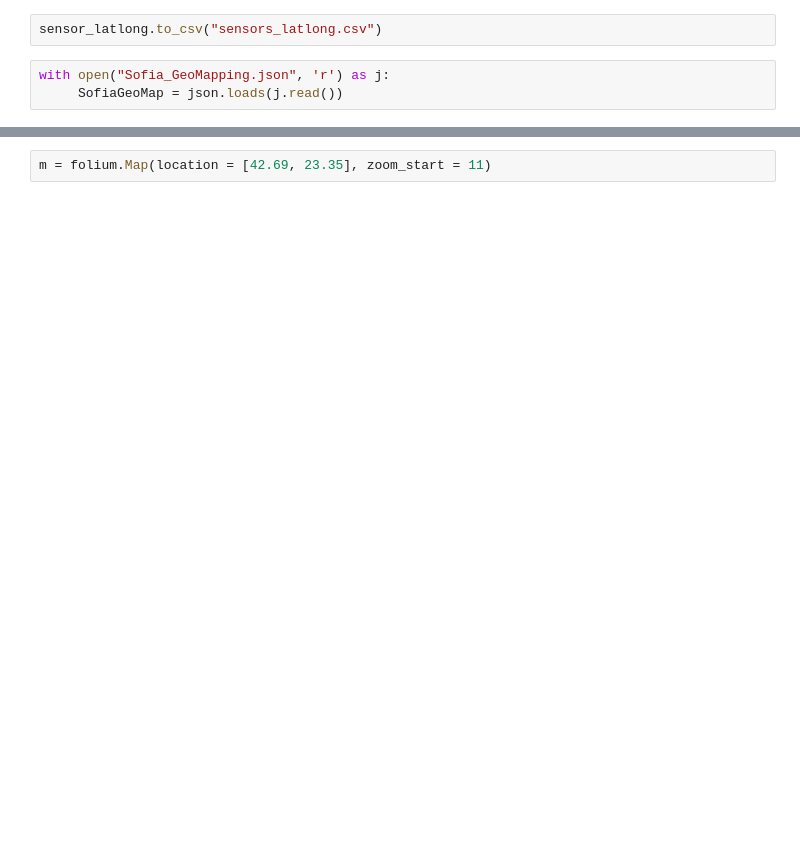
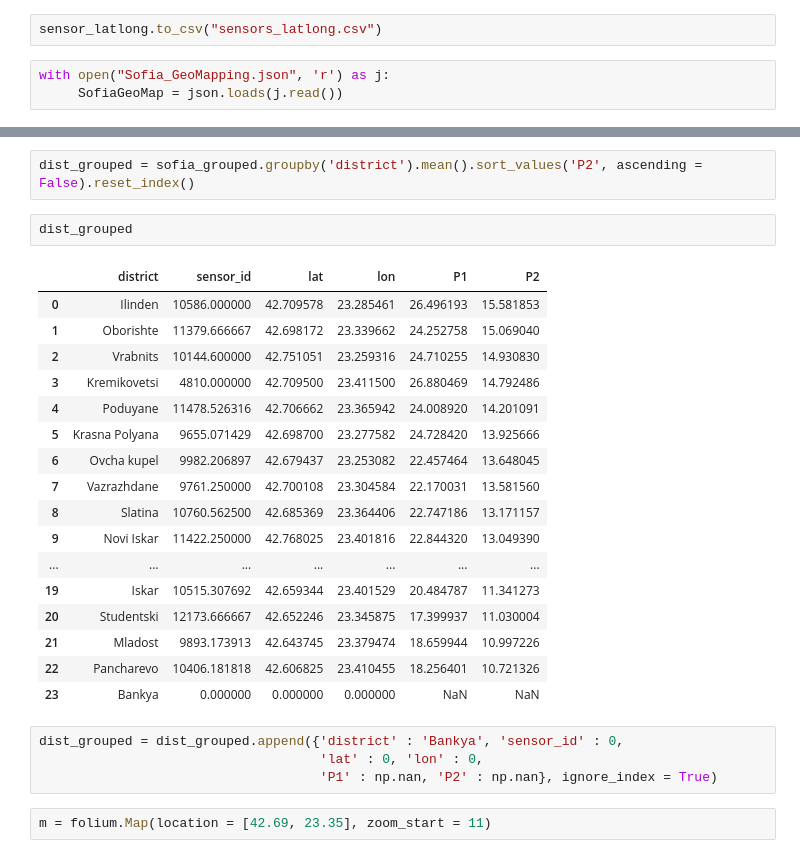
Before and after one commit to Matthew-Hoyle/SofiaAirQuality, a Jupyter notebook: AssignSensorDistricts.ipynb, the cells around one changed output, grey strips where cells are left out. Saved outputs shown, nothing was run; the diff lists cells and outputs as text; blank space fills up the shorter version.

```diff
--- a/AssignSensorDistricts.ipynb
+++ b/AssignSensorDistricts.ipynb
@@ -81,3 +246,29 @@ with open("Sofia_GeoMapping.json", 'r') as j:
+# %%
+dist_grouped = sofia_grouped.groupby('district').mean().sort_values('P2', ascending = False).reset_index()
+# %%
+dist_grouped
+# %% [output]
+|  | district | sensor_id | lat | lon | P1 | P2 |
+| 0 | Ilinden | 10586.000000 | 42.709578 | 23.285461 | 26.496193 | 15.581853 |
+| 1 | Oborishte | 11379.666667 | 42.698172 | 23.339662 | 24.252758 | 15.069040 |
+| 2 | Vrabnits | 10144.600000 | 42.751051 | 23.259316 | 24.710255 | 14.930830 |
+| 3 | Kremikovetsi | 4810.000000 | 42.709500 | 23.411500 | 26.880469 | 14.792486 |
+| 4 | Poduyane | 11478.526316 | 42.706662 | 23.365942 | 24.008920 | 14.201091 |
+| 5 | Krasna Polyana | 9655.071429 | 42.698700 | 23.277582 | 24.728420 | 13.925666 |
+| 6 | Ovcha kupel | 9982.206897 | 42.679437 | 23.253082 | 22.457464 | 13.648045 |
+| 7 | Vazrazhdane | 9761.250000 | 42.700108 | 23.304584 | 22.170031 | 13.581560 |
+| 8 | Slatina | 10760.562500 | 42.685369 | 23.364406 | 22.747186 | 13.171157 |
+| 9 | Novi Iskar | 11422.250000 | 42.768025 | 23.401816 | 22.844320 | 13.049390 |
+| ... | ... | ... | ... | ... | ... | ... |
+| 19 | Iskar | 10515.307692 | 42.659344 | 23.401529 | 20.484787 | 11.341273 |
+| 20 | Studentski | 12173.666667 | 42.652246 | 23.345875 | 17.399937 | 11.030004 |
+| 21 | Mladost | 9893.173913 | 42.643745 | 23.379474 | 18.659944 | 10.997226 |
+| 22 | Pancharevo | 10406.181818 | 42.606825 | 23.410455 | 18.256401 | 10.721326 |
+| 23 | Bankya | 0.000000 | 0.000000 | 0.000000 | NaN | NaN |
+# %%
+dist_grouped = dist_grouped.append({'district' : 'Bankya', 'sensor_id' : 0,
+                                    'lat' : 0, 'lon' : 0,
+                                    'P1' : np.nan, 'P2' : np.nan}, ignore_index = True)
 # %%
 m = folium.Map(location = [42.69, 23.35], zoom_start = 11)
 # %%
```
Also changed, not shown: parts of 54 cells of this notebook, 1 other file.
